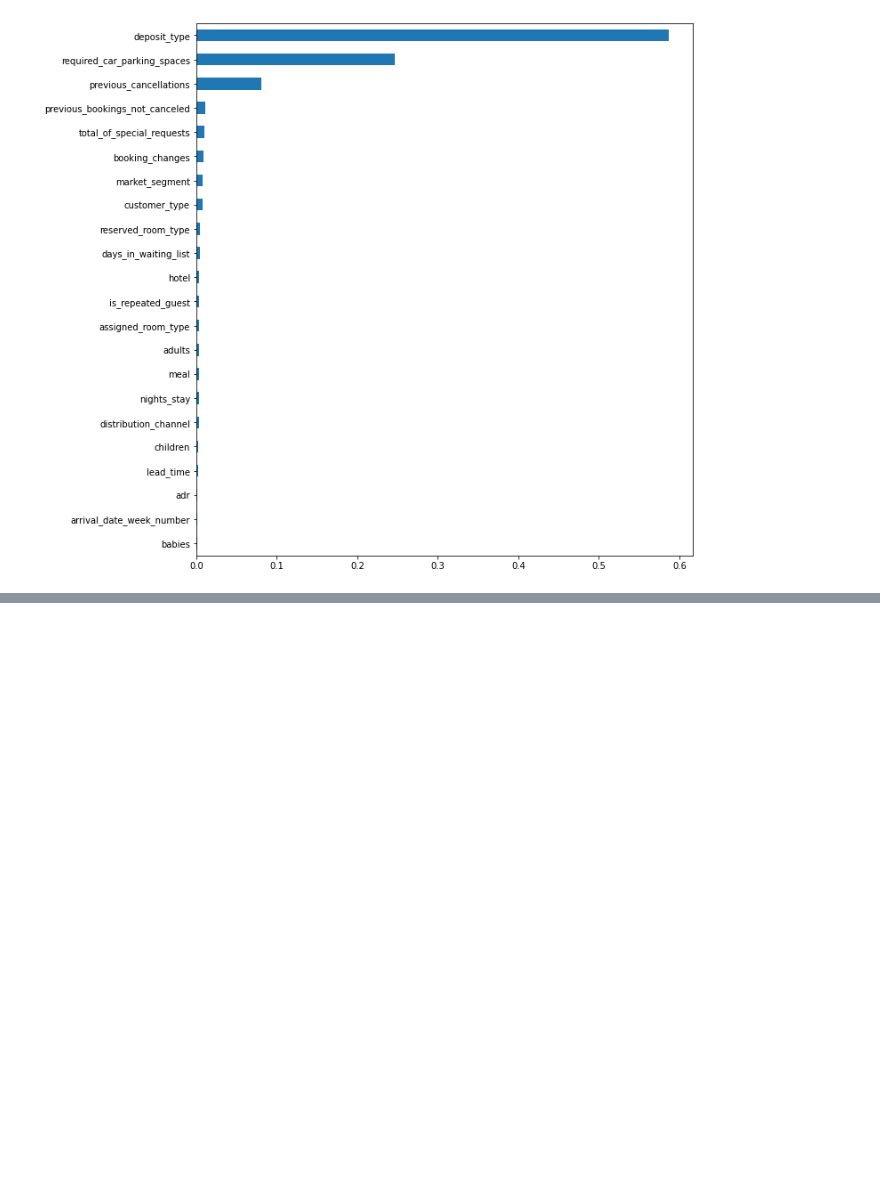
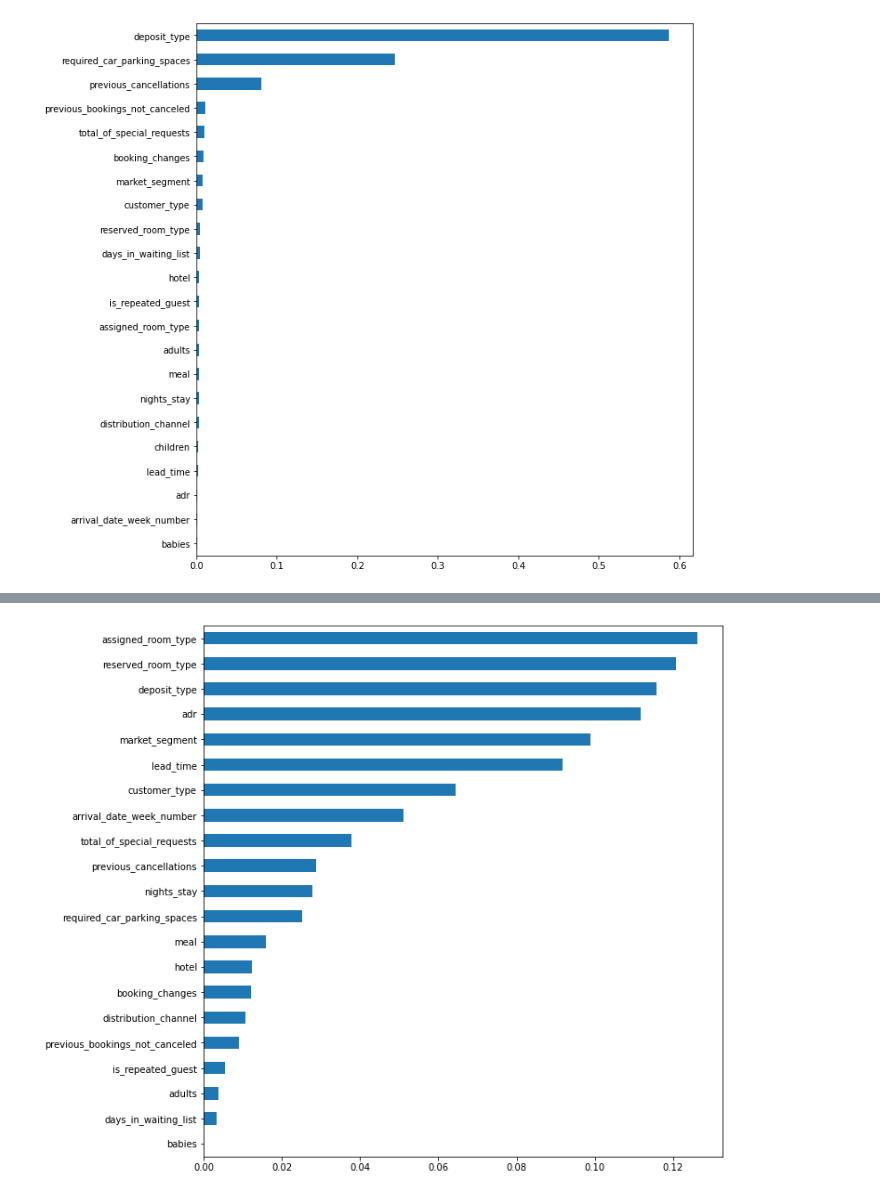
Before and after one commit to karencfisher/Hotel-Cancellations, a Jupyter notebook: notebooks/cancellations.ipynb, the cells around one changed output, grey strips where cells are left out. Drawn from its saved outputs; the diff is of its cells as text; code cells hidden in the pictures; blank space fills up the shorter version.

```diff
--- a/notebooks/cancellations.ipynb
+++ b/notebooks/cancellations.ipynb
@@ -306,0 +483,3 @@ KeyboardInterrupt: ignored
+# %%
+permute1_scores = pd.Series(permuter1.feature_importances_, features)
+permute1_scores.sort_values(ascending=False)
@@ -306,0 +504,5 @@ KeyboardInterrupt: ignored
+# %%
+plt.figure(figsize=(10, len(features) / 2))
+permute1_scores.sort_values().plot.barh();
+# %% [output]
+[figure, added]
```
Also changed, not shown: parts of 19 cells of this notebook.
